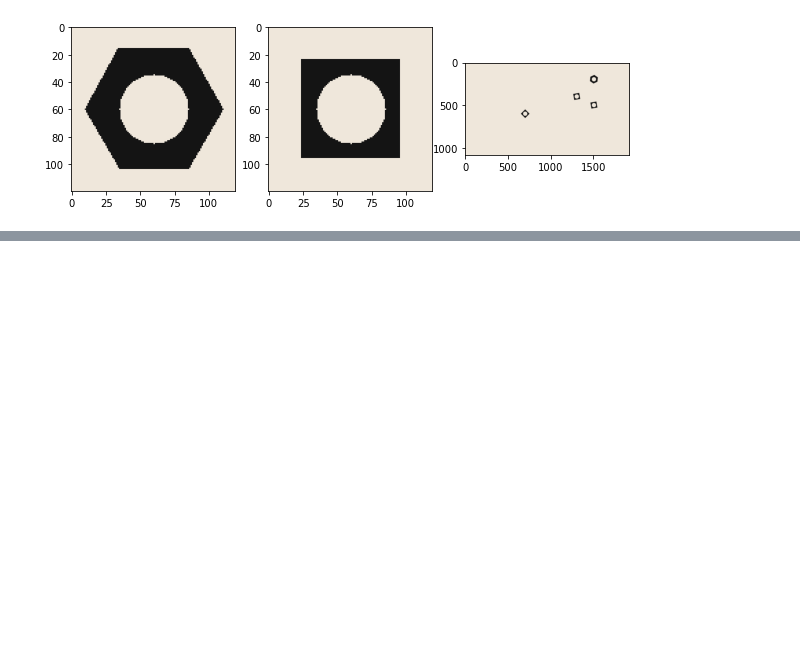
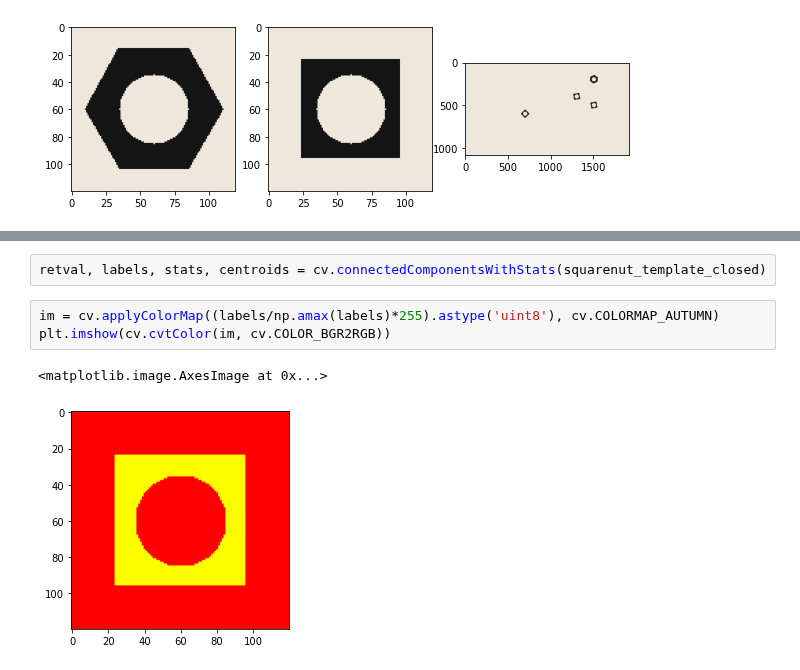
Before and after one commit to dakshinatharindu/Image-Processing, a Jupyter notebook: Assignment-03/160622R_a03.ipynb, the cells around one changed output, grey strips where cells are left out. Cells and saved outputs as stored; diff of their text form; blank space fills up the shorter version.

```diff
--- a/Assignment-03/160622R_a03.ipynb
+++ b/Assignment-03/160622R_a03.ipynb
@@ -28,0 +42,8 @@ plt.show()
+# %%
+retval, labels, stats, centroids = cv.connectedComponentsWithStats(squarenut_template_closed)
+# %%
+im = cv.applyColorMap((labels/np.amax(labels)*255).astype('uint8'), cv.COLORMAP_AUTUMN)
+plt.imshow(cv.cvtColor(im, cv.COLOR_BGR2RGB))
+# %% [output]
+<matplotlib.image.AxesImage at 0x...>
+[figure, added]
```
Also changed, not shown: parts of 2 cells of this notebook, 1 other file.
